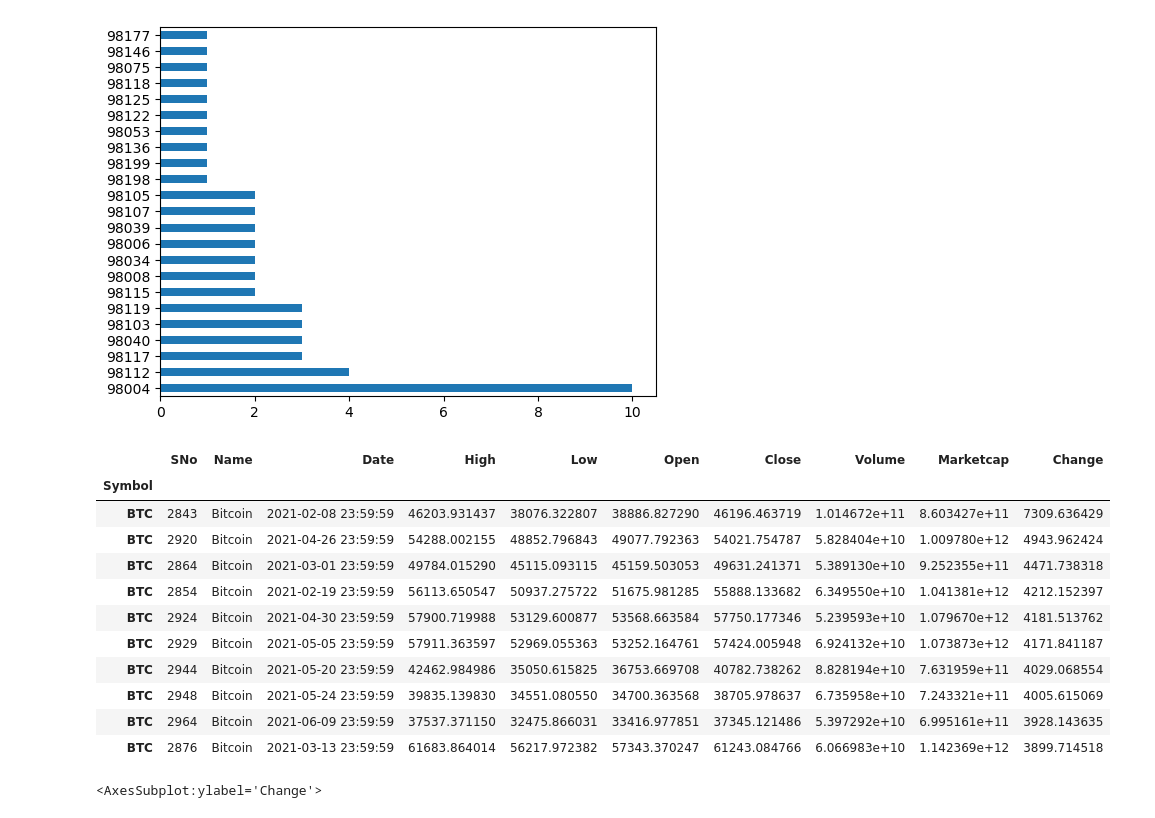
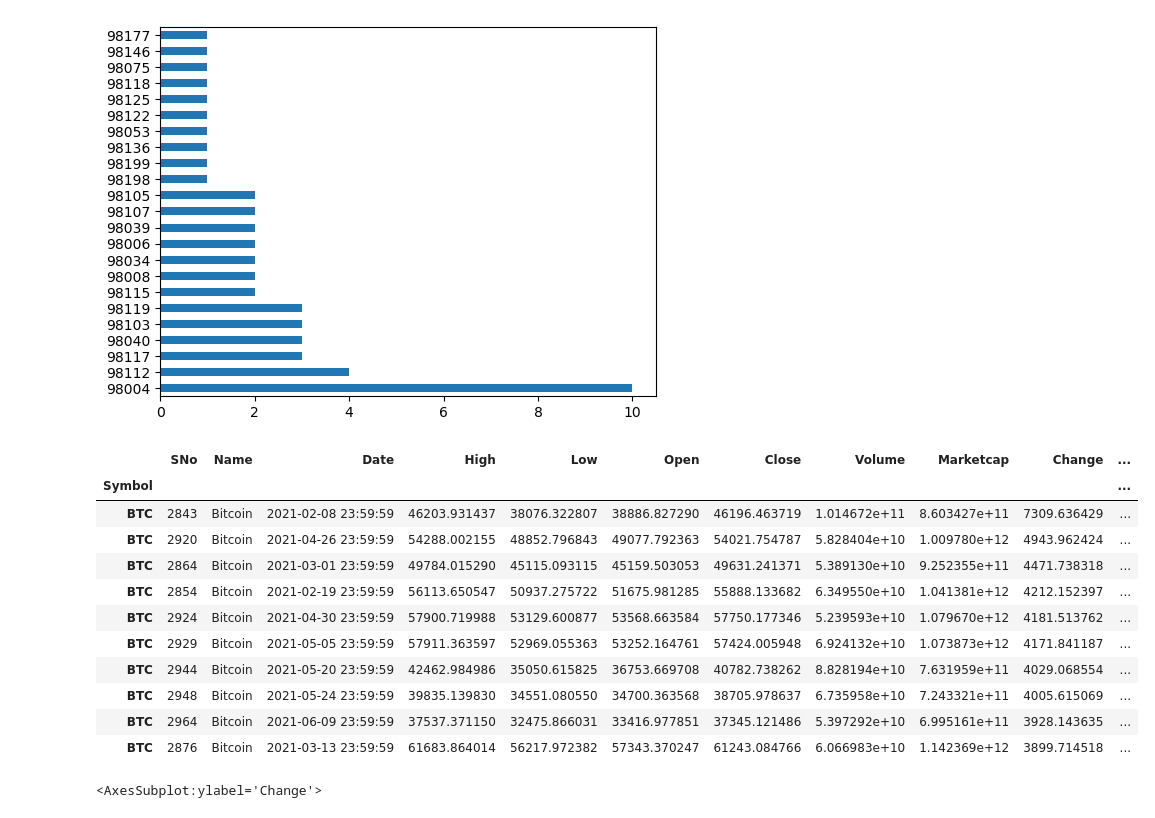
Before and after one commit to dennisowusu123/DATA-ANALYTICS-GT, a Jupyter notebook: DataScience/DataAnalysis/01_Dataframes.ipynb, the cells around one changed output. Saved outputs shown, nothing was run; the diff lists cells and outputs as text; code cells hidden in the pictures.

```diff
--- a/DataScience/DataAnalysis/01_Dataframes.ipynb
+++ b/DataScience/DataAnalysis/01_Dataframes.ipynb
@@ -2053,21 +2053,22 @@ houses.sort_values('PRICE_SQFT', ascending= False).head(50)['zipcode'].value_cou
 <AxesSubplot:>
 [figure]
 # %%
-btc['Change']=btc['Close'] - btc['Open']
-btc.sort_values('Change', ascending=False).head(10)
+#this is how to create a new field or column
+btc['New_changes']=btc['Close'] - btc['Open']
+btc.sort_values('New_changes', ascending=False).head(10)
 # %% [output]
-|  | SNo | Name | Date | High | Low | Open | Close | Volume | Marketcap | Change |
-| Symbol |  |  |  |  |  |  |  |  |  |  |
-| BTC | 2843 | Bitcoin | 2021-02-08 23:59:59 | 46203.931437 | 38076.322807 | 38886.827290 | 46196.463719 | 1.014672e+11 | 8.603427e+11 | 7309.636429 |
-| BTC | 2920 | Bitcoin | 2021-04-26 23:59:59 | 54288.002155 | 48852.796843 | 49077.792363 | 54021.754787 | 5.828404e+10 | 1.009780e+12 | 4943.962424 |
-| BTC | 2864 | Bitcoin | 2021-03-01 23:59:59 | 49784.015290 | 45115.093115 | 45159.503053 | 49631.241371 | 5.389130e+10 | 9.252355e+11 | 4471.738318 |
-| BTC | 2854 | Bitcoin | 2021-02-19 23:59:59 | 56113.650547 | 50937.275722 | 51675.981285 | 55888.133682 | 6.349550e+10 | 1.041381e+12 | 4212.152397 |
-| BTC | 2924 | Bitcoin | 2021-04-30 23:59:59 | 57900.719988 | 53129.600877 | 53568.663584 | 57750.177346 | 5.239593e+10 | 1.079670e+12 | 4181.513762 |
-| BTC | 2929 | Bitcoin | 2021-05-05 23:59:59 | 57911.363597 | 52969.055363 | 53252.164761 | 57424.005948 | 6.924132e+10 | 1.073873e+12 | 4171.841187 |
-| BTC | 2944 | Bitcoin | 2021-05-20 23:59:59 | 42462.984986 | 35050.615825 | 36753.669708 | 40782.738262 | 8.828194e+10 | 7.631959e+11 | 4029.068554 |
-| BTC | 2948 | Bitcoin | 2021-05-24 23:59:59 | 39835.139830 | 34551.080550 | 34700.363568 | 38705.978637 | 6.735958e+10 | 7.243321e+11 | 4005.615069 |
-| BTC | 2964 | Bitcoin | 2021-06-09 23:59:59 | 37537.371150 | 32475.866031 | 33416.977851 | 37345.121486 | 5.397292e+10 | 6.995161e+11 | 3928.143635 |
-| BTC | 2876 | Bitcoin | 2021-03-13 23:59:59 | 61683.864014 | 56217.972382 | 57343.370247 | 61243.084766 | 6.066983e+10 | 1.142369e+12 | 3899.714518 |
+|  | SNo | Name | Date | High | Low | Open | Close | Volume | Marketcap | Change | ... |
+| Symbol |  |  |  |  |  |  |  |  |  |  | ... |
+| BTC | 2843 | Bitcoin | 2021-02-08 23:59:59 | 46203.931437 | 38076.322807 | 38886.827290 | 46196.463719 | 1.014672e+11 | 8.603427e+11 | 7309.636429 | ... |
+| BTC | 2920 | Bitcoin | 2021-04-26 23:59:59 | 54288.002155 | 48852.796843 | 49077.792363 | 54021.754787 | 5.828404e+10 | 1.009780e+12 | 4943.962424 | ... |
+| BTC | 2864 | Bitcoin | 2021-03-01 23:59:59 | 49784.015290 | 45115.093115 | 45159.503053 | 49631.241371 | 5.389130e+10 | 9.252355e+11 | 4471.738318 | ... |
+| BTC | 2854 | Bitcoin | 2021-02-19 23:59:59 | 56113.650547 | 50937.275722 | 51675.981285 | 55888.133682 | 6.349550e+10 | 1.041381e+12 | 4212.152397 | ... |
+| BTC | 2924 | Bitcoin | 2021-04-30 23:59:59 | 57900.719988 | 53129.600877 | 53568.663584 | 57750.177346 | 5.239593e+10 | 1.079670e+12 | 4181.513762 | ... |
+| BTC | 2929 | Bitcoin | 2021-05-05 23:59:59 | 57911.363597 | 52969.055363 | 53252.164761 | 57424.005948 | 6.924132e+10 | 1.073873e+12 | 4171.841187 | ... |
+| BTC | 2944 | Bitcoin | 2021-05-20 23:59:59 | 42462.984986 | 35050.615825 | 36753.669708 | 40782.738262 | 8.828194e+10 | 7.631959e+11 | 4029.068554 | ... |
+| BTC | 2948 | Bitcoin | 2021-05-24 23:59:59 | 39835.139830 | 34551.080550 | 34700.363568 | 38705.978637 | 6.735958e+10 | 7.243321e+11 | 4005.615069 | ... |
+| BTC | 2964 | Bitcoin | 2021-06-09 23:59:59 | 37537.371150 | 32475.866031 | 33416.977851 | 37345.121486 | 5.397292e+10 | 6.995161e+11 | 3928.143635 | ... |
+| BTC | 2876 | Bitcoin | 2021-03-13 23:59:59 | 61683.864014 | 56217.972382 | 57343.370247 | 61243.084766 | 6.066983e+10 | 1.142369e+12 | 3899.714518 | ... |
 # %%
 btc.sort_values('Change', ascending=False).head(10)['Change'].plot(kind='pie')
 # %% [output]
```
Also changed, not shown: parts of 9 cells of this notebook.
